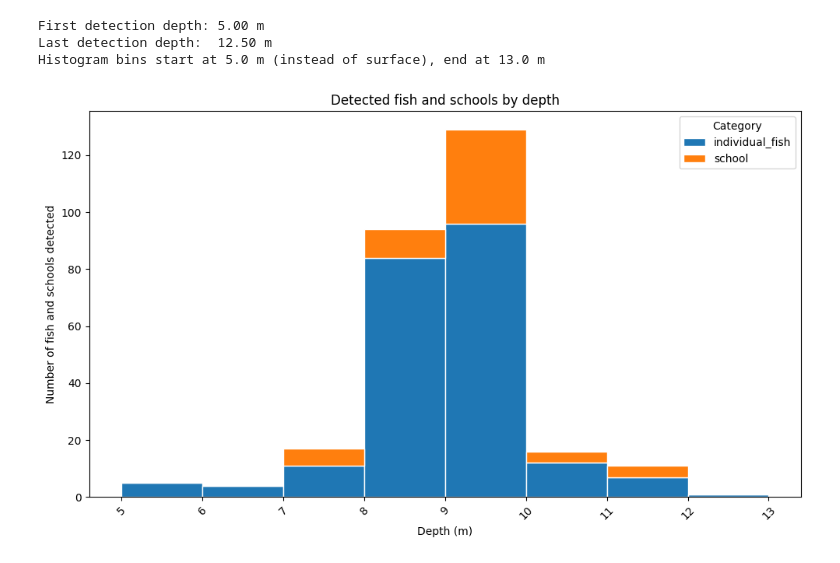
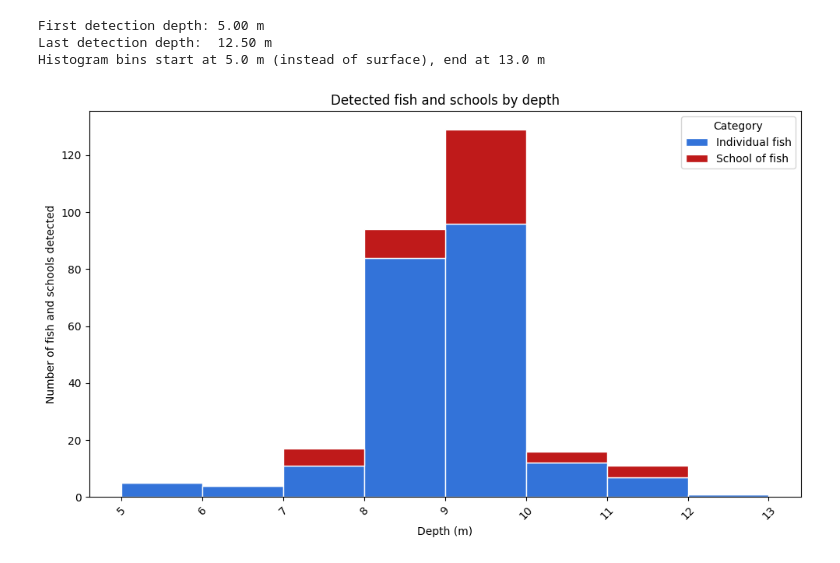
Before and after one commit to tildemarie/AOOT, a Jupyter notebook: fish_depth_histogram.ipynb, the cells around one changed output. Drawn from its saved outputs; the diff is of its cells as text; code cells hidden in the pictures.

```diff
--- a/fish_depth_histogram.ipynb
+++ b/fish_depth_histogram.ipynb
@@ -14,10 +14,14 @@ INPUT_PATHS = [
     r"C:\Users\tilde\Documents\LSSS\fish_school_events_0612.csv",
 ]
 
-# Customize category names here: map original -> desired label
 CUSTOM_CATEGORY_NAMES = {
-    'individual_fish': 'Whiting',
-    'school': 'Herring_school',
+    'individual_fish': 'Individual fish',
+    'school': 'School of fish',
+}
+
+COLORS = {
+    'Individual fish': (0.20, 0.45, 0.85),
+    'School of fish': (0.75, 0.10, 0.10),
 }
 
 BIN_WIDTH_M = 1.0
@@ -69,24 +72,28 @@ Histogram bins start at 5.0 m (instead of surface), end at 13.0 m
 # %%
 fig, ax = plt.subplots(figsize=(10, 6))
 
 categories = data["category"].unique()
 depth_by_category = [data.loc[data["category"] == c, "depth_m"] for c in categories]
 
+
+colors = [COLORS[c] for c in categories]
+
 ax.hist(
     depth_by_category,
     bins=bins,
     stacked=True,
     label=categories,
+    color=colors,
     edgecolor="white",
 )
 
 ax.set_xlabel("Depth (m)")
 ax.set_ylabel("Number of fish and schools detected")
 ax.set_title("Detected fish and schools by depth")
 ax.legend(title="Category")
 ax.set_xticks(bins)
 plt.xticks(rotation=45)
 plt.tight_layout()
 plt.show()
 # %% [output]
-[figure, old version]
+[figure, new version]
```
Also changed, not shown: parts of 1 cell of this notebook.
